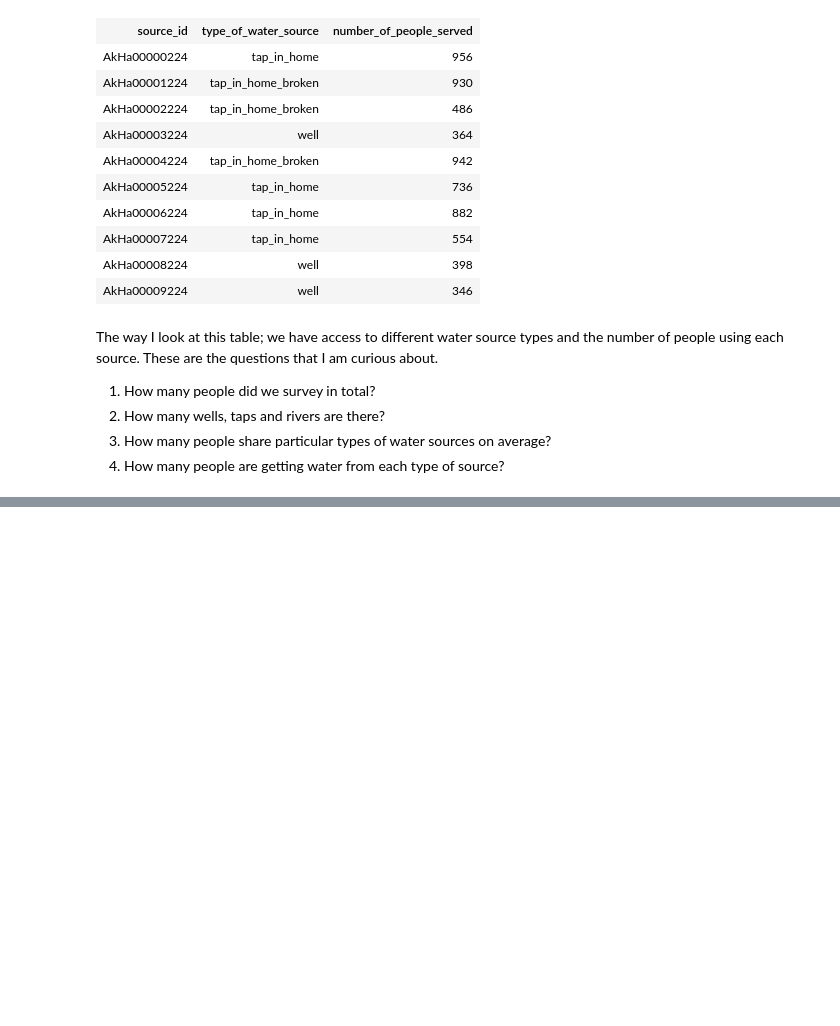
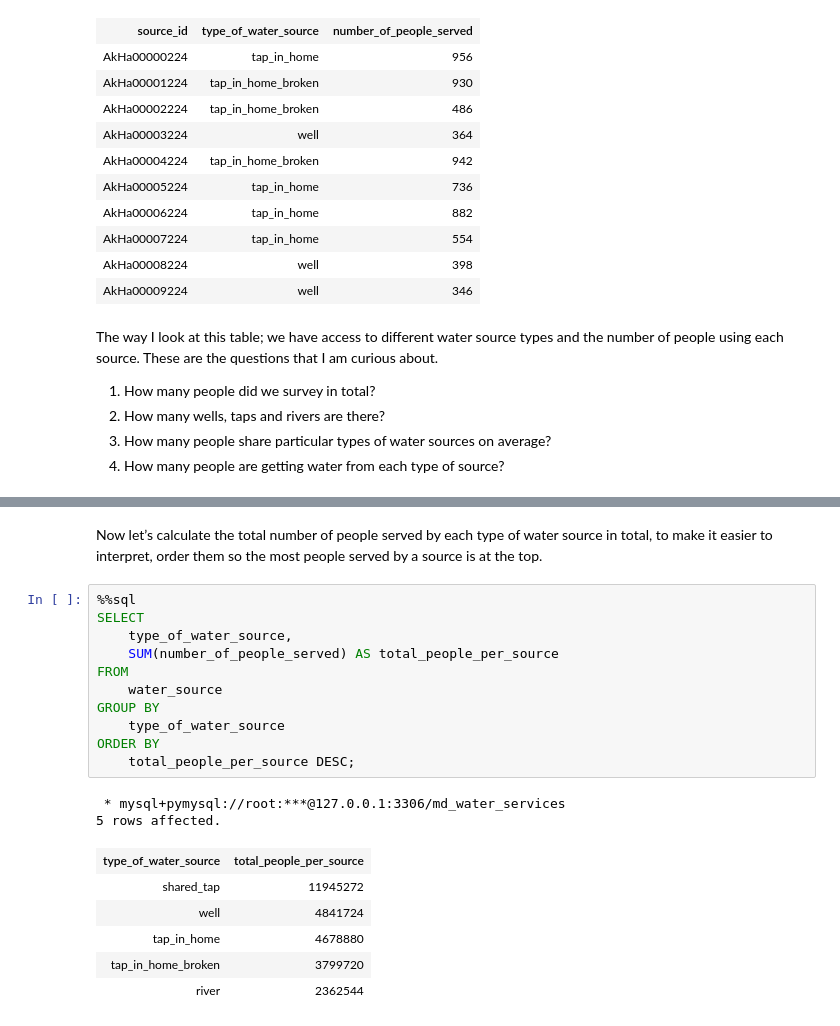
Before and after one commit to Ronald116/ALX_DATA_ANALYTICS, a Jupyter notebook: SQL/Integrated_Project_Pt2/Integrated_Project_Pt2.ipynb, the cells around one changed output, grey strips where cells are left out. Drawn from its saved outputs; the diff is of its cells as text; blank space fills up the shorter version.

```diff
--- a/SQL/Integrated_Project_Pt2/Integrated_Project_Pt2.ipynb
+++ b/SQL/Integrated_Project_Pt2/Integrated_Project_Pt2.ipynb
@@ -270,0 +324,23 @@ These are the questions that I am curious about.
+# %% [markdown]
+Now let’s calculate the total number of people served by each type of water source in total, to make it easier to interpret, order them so the most
+people served by a source is at the top.
+# %%
+%%sql
+SELECT
+    type_of_water_source,
+    SUM(number_of_people_served) AS total_people_per_source
+FROM
+    water_source
+GROUP BY
+    type_of_water_source
+ORDER BY
+    total_people_per_source DESC;
+# %% [output]
+ * mysql+pymysql://root:***@127.0.0.1:3306/md_water_services
+5 rows affected.
+| type_of_water_source | total_people_per_source |
+| shared_tap | 11945272 |
+| well | 4841724 |
+| tap_in_home | 4678880 |
+| tap_in_home_broken | 3799720 |
+| river | 2362544 |
```
Also changed, not shown: parts of 11 cells of this notebook.
